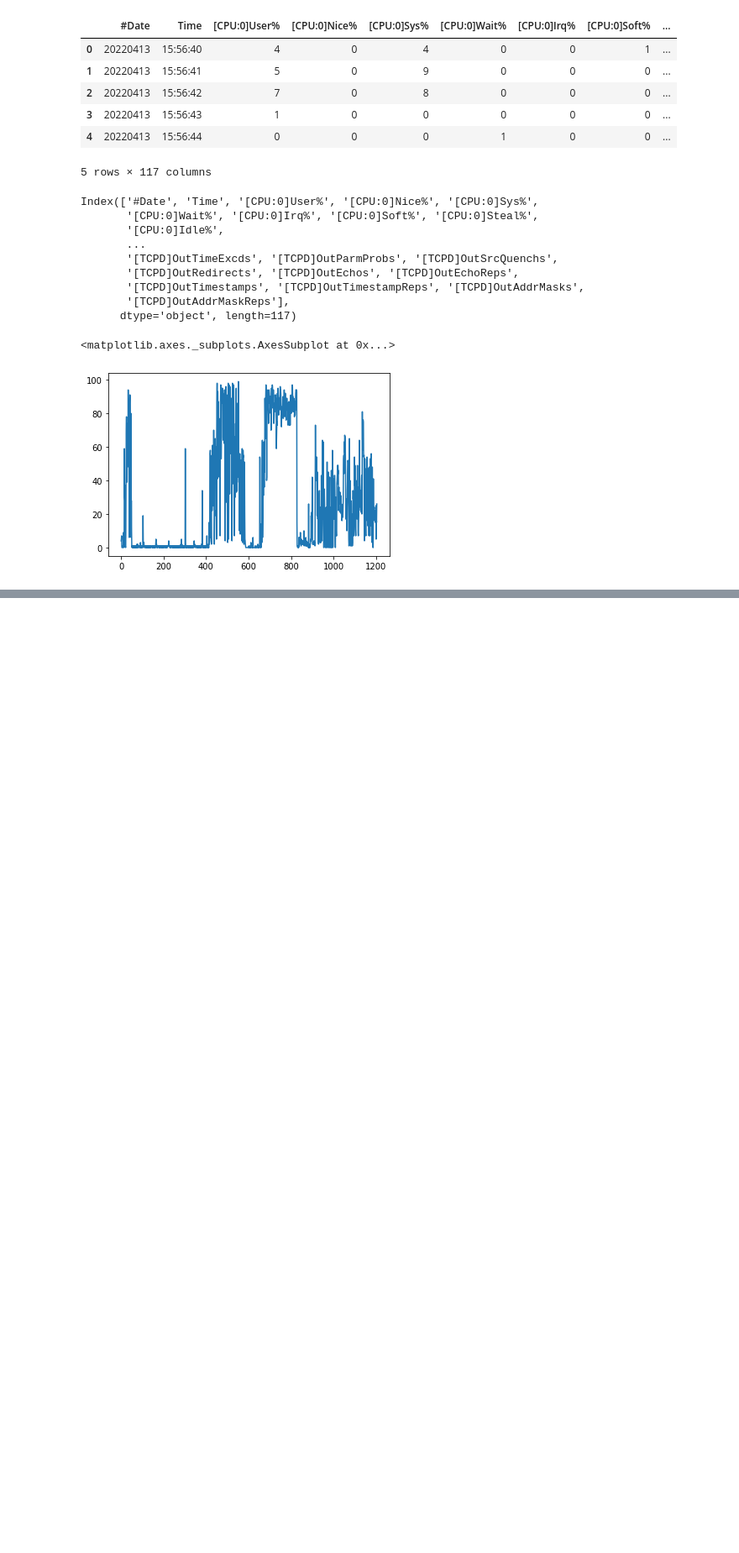
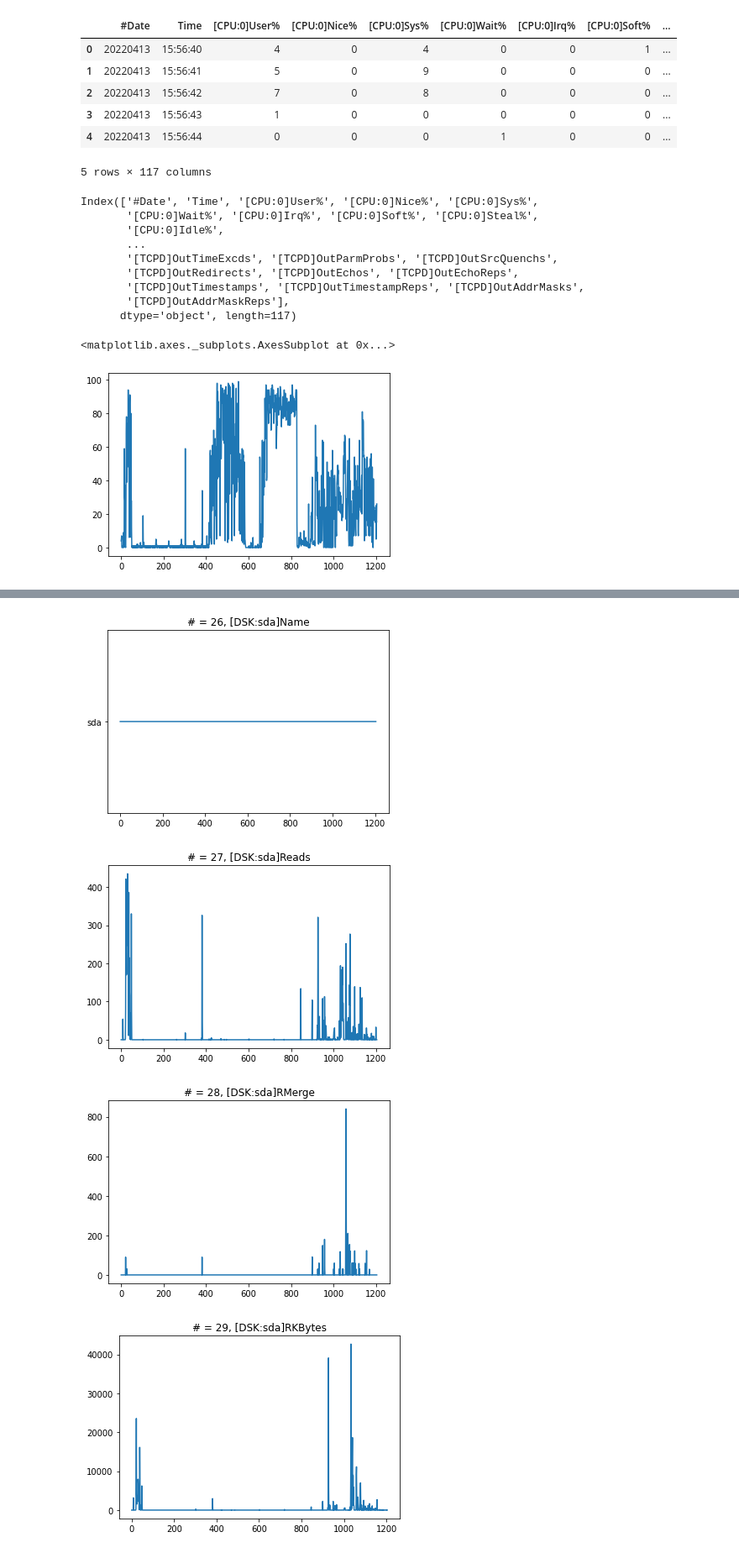
Before and after one commit to JoDeMiro/Micado-Optimizer-Test, a Jupyter notebook: Auditor_for_Mylog.ipynb, the cells around one changed output, grey strips where cells are left out. Shown at 84% size. Drawn from its saved outputs; the diff is of its cells as text; code cells hidden in the pictures; blank space fills up the shorter version.

```diff
--- a/Auditor_for_Mylog.ipynb
+++ b/Auditor_for_Mylog.ipynb
@@ -34,0 +153,37 @@ df['[CPU:0]User%'].plot()
+# %%
+# -------------------------------------------------------------------------
+# Vigyázni kell a számozással mert a Linux Scriptben majd ki fognak esni
+# olyan változók amelyek String-ek
+# Itt is van egy ilyen ami majd ki fog esni és emiatt elcsúszik a számozás
+# -------------------------------------------------------------------------
+
+# DSK
+
+# 26 - name -> String -> ki fog esni
+# 27 - Reads
+# 29 - RKBytes
+# 30 - WaitR
+# 31 - Writes
+# 32 - WMerge
+# 33 - WKBytes
+# 34 - WaitW
+# 35 - Request
+# 36 - QueLen
+# 37 - Wait
+# 38
+# 39 - DskUtil -> ez tünik jó aggregátornak - 0-100
+
+var_names = df.columns
+
+# for i in range(len(var_names)):
+# i = 0 = #Date
+# i = 1 = Time
+for i in range(26, 40):
+  plt.plot(df[var_names[i]])
+  plt.title('# = ' + str(i) + ', ' + var_names[i])
+  plt.show()
+# %% [output]
+[figure, added]
+[figure, added]
+[figure, added]
+[figure, added]
```
Also changed, not shown: parts of 11 cells of this notebook.
